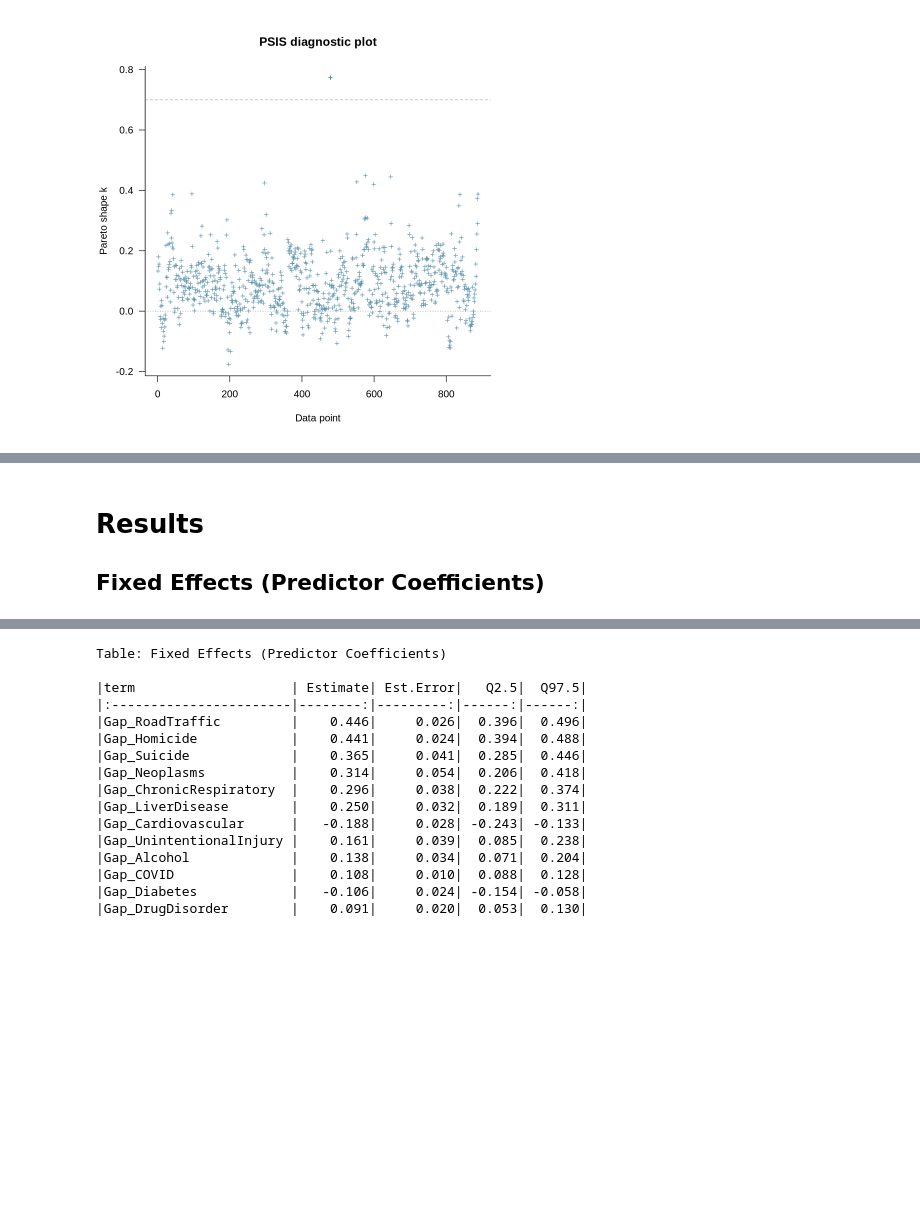
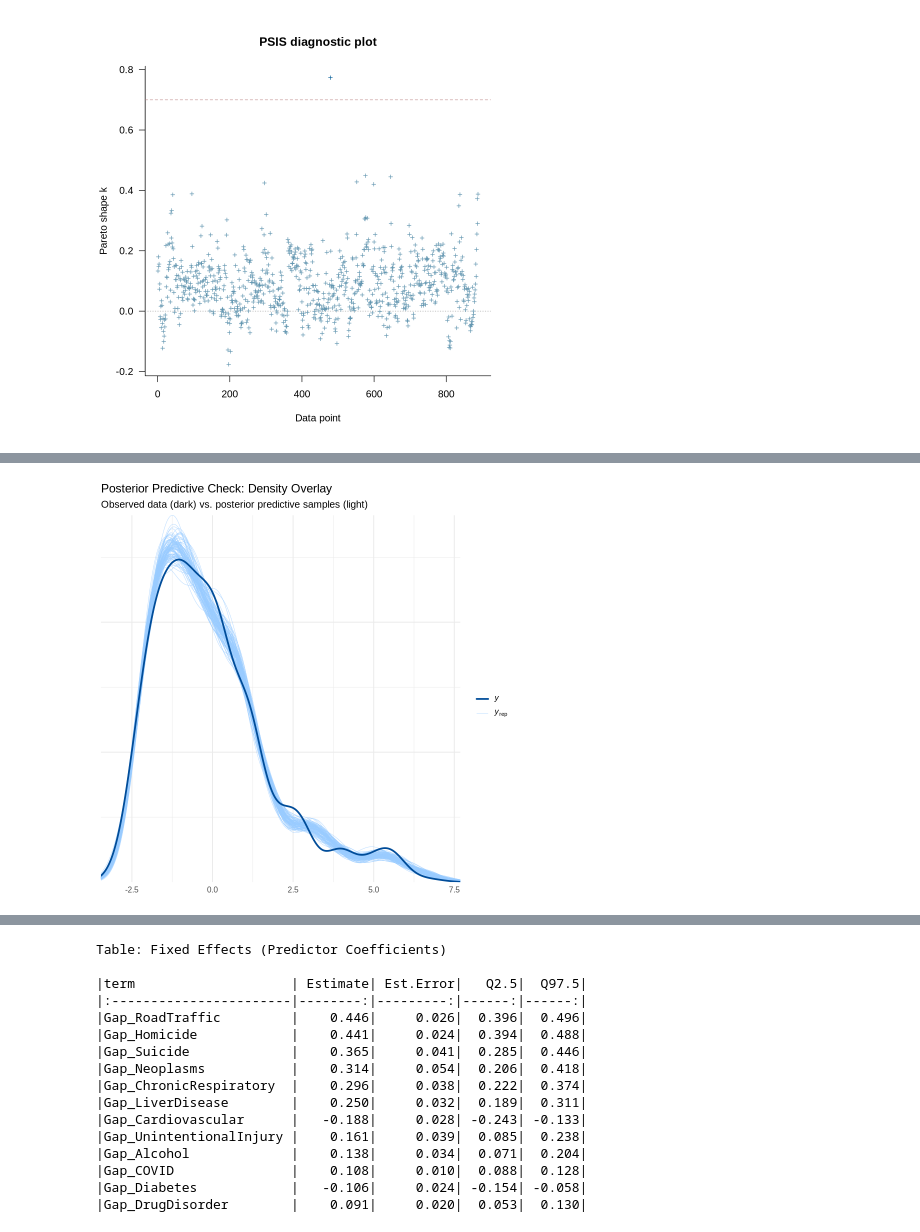
Before and after one commit to AllenDowney/LifeExpectancy, a Jupyter notebook: notebooks/bayesian_model_r.ipynb, the cells around one changed output, grey strips where cells are left out. Cells and saved outputs as stored; diff of their text form; code cells hidden in the pictures; blank space fills up the shorter version.

```diff
--- a/notebooks/bayesian_model_r.ipynb
+++ b/notebooks/bayesian_model_r.ipynb
@@ -625,4 +489,11 @@ Using all posterior draws for ppc type 'stat' by default.
-# %% [markdown]
-# Results
-
-## Fixed Effects (Predictor Coefficients)
+# %%
+# Posterior predictive check (quick example, not exhaustive)
+# Density overlay: Compare the distribution of observed data to posterior predictive samples
+# Good fit: Observed data (dark line) should fall within the range of predictive samples (light lines)
+suppressWarnings({
+  pp_check(fit, ndraws = 100) +
+    labs(title = "Posterior Predictive Check: Density Overlay",
+         subtitle = "Observed data (dark) vs. posterior predictive samples (light)")
+})
+# %% [output]
+[figure, added]
```
Also changed, not shown: parts of 38 cells of this notebook, 3 other files.
